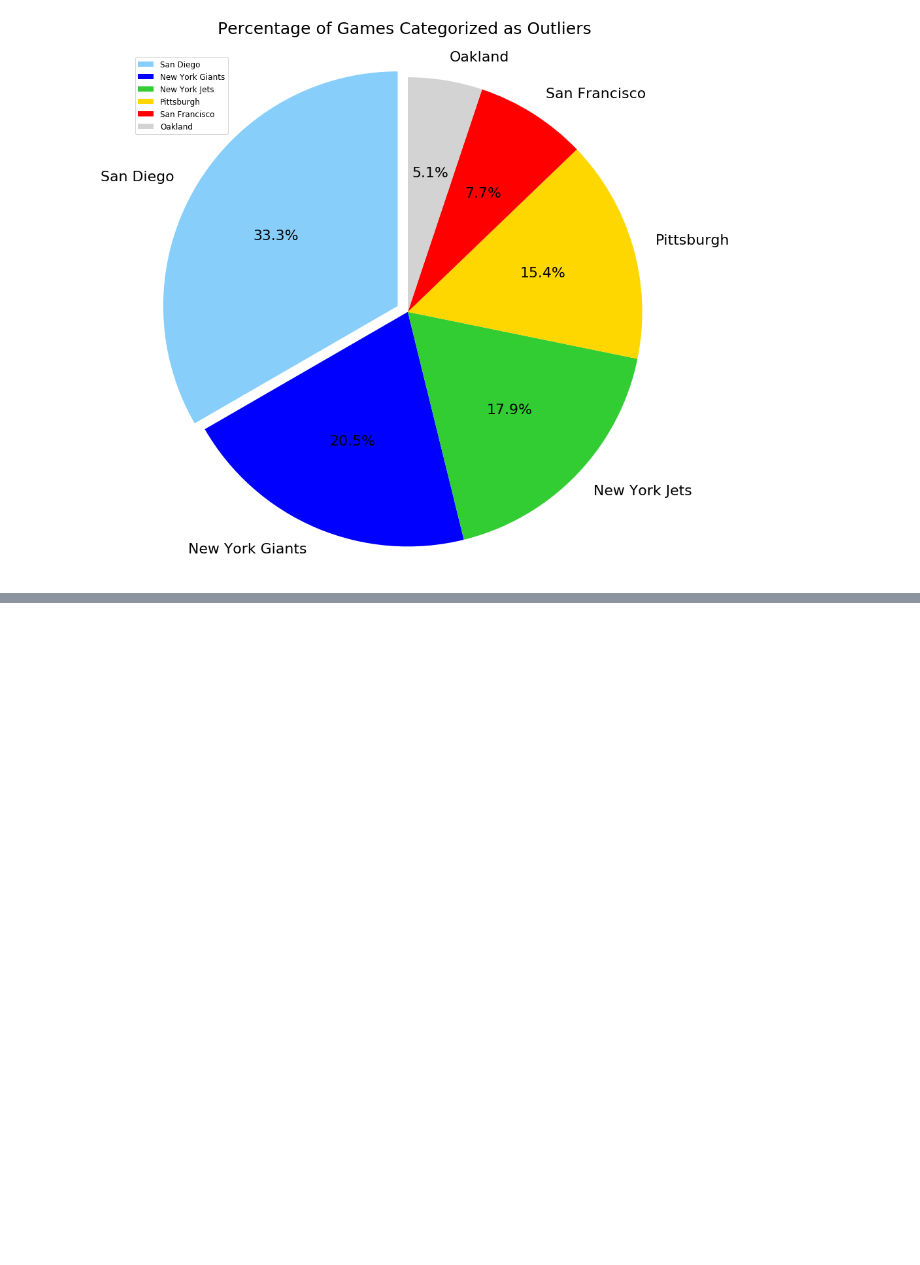
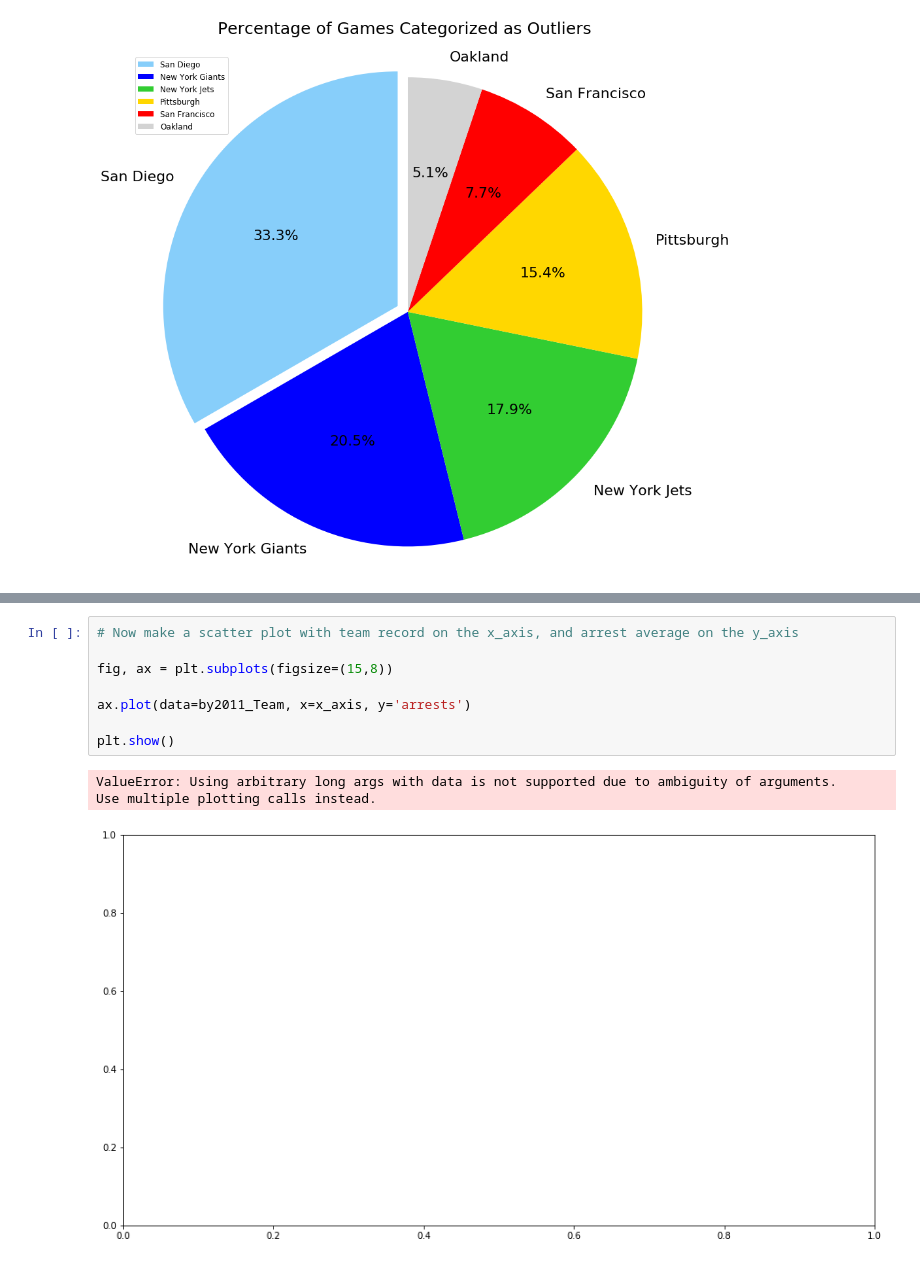
Before and after one commit to erictuscanes/Group-Project, a Jupyter notebook: NFL Arrests Notebook.ipynb, the cells around one changed output, grey strips where cells are left out. Drawn from its saved outputs; the diff is of its cells as text; blank space fills up the shorter version.

```diff
--- a/NFL Arrests Notebook.ipynb
+++ b/NFL Arrests Notebook.ipynb
@@ -340,0 +459,12 @@ plt.show()
+# %%
+# Now make a scatter plot with team record on the x_axis, and arrest average on the y_axis
+
+fig, ax = plt.subplots(figsize=(15,8))
+
+ax.plot(data=by2011_Team, x=x_axis, y='arrests')
+
+plt.show()
+# %% [output]
+ValueError: Using arbitrary long args with data is not supported due to ambiguity of arguments.
+Use multiple plotting calls instead.
+[figure, added]
```
Also changed, not shown: parts of 17 cells of this notebook.
